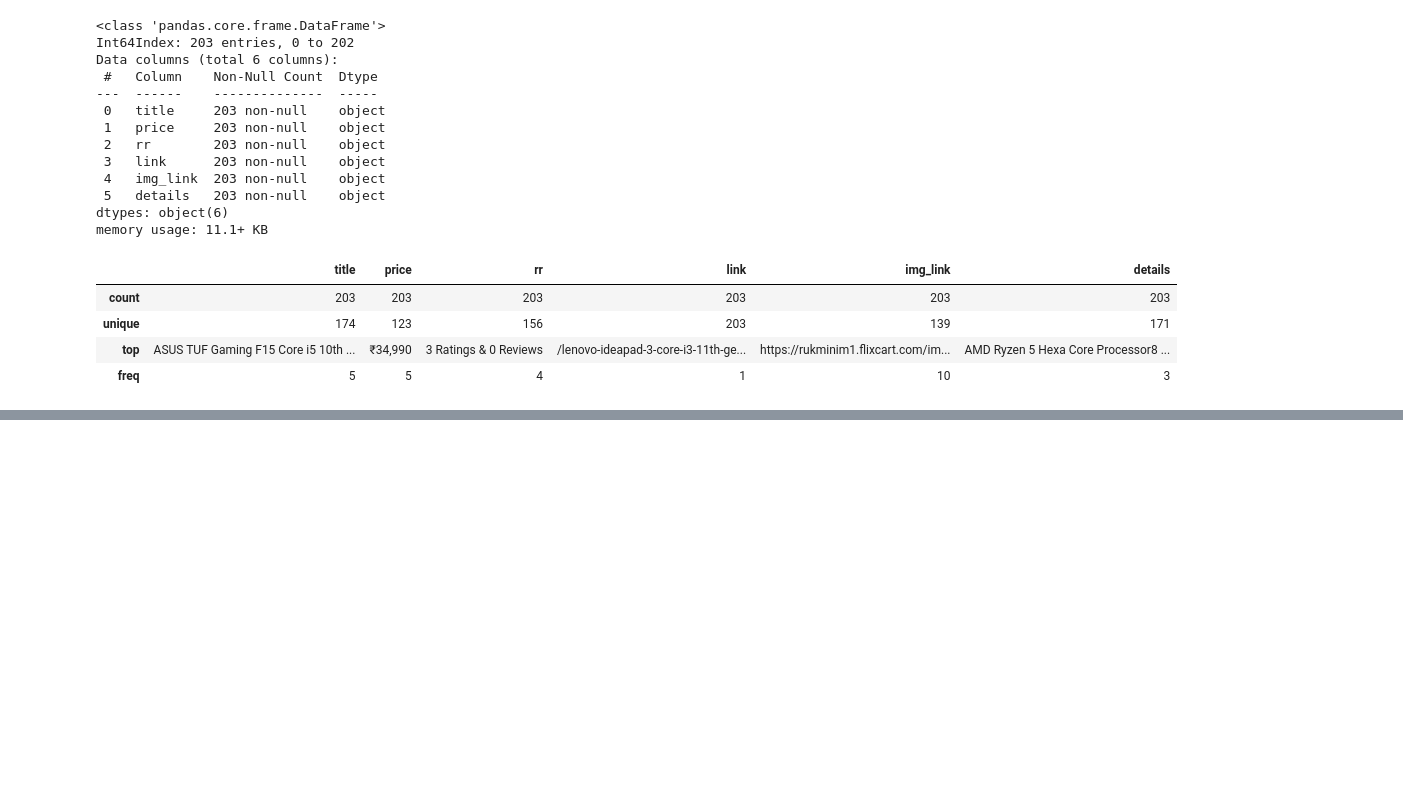
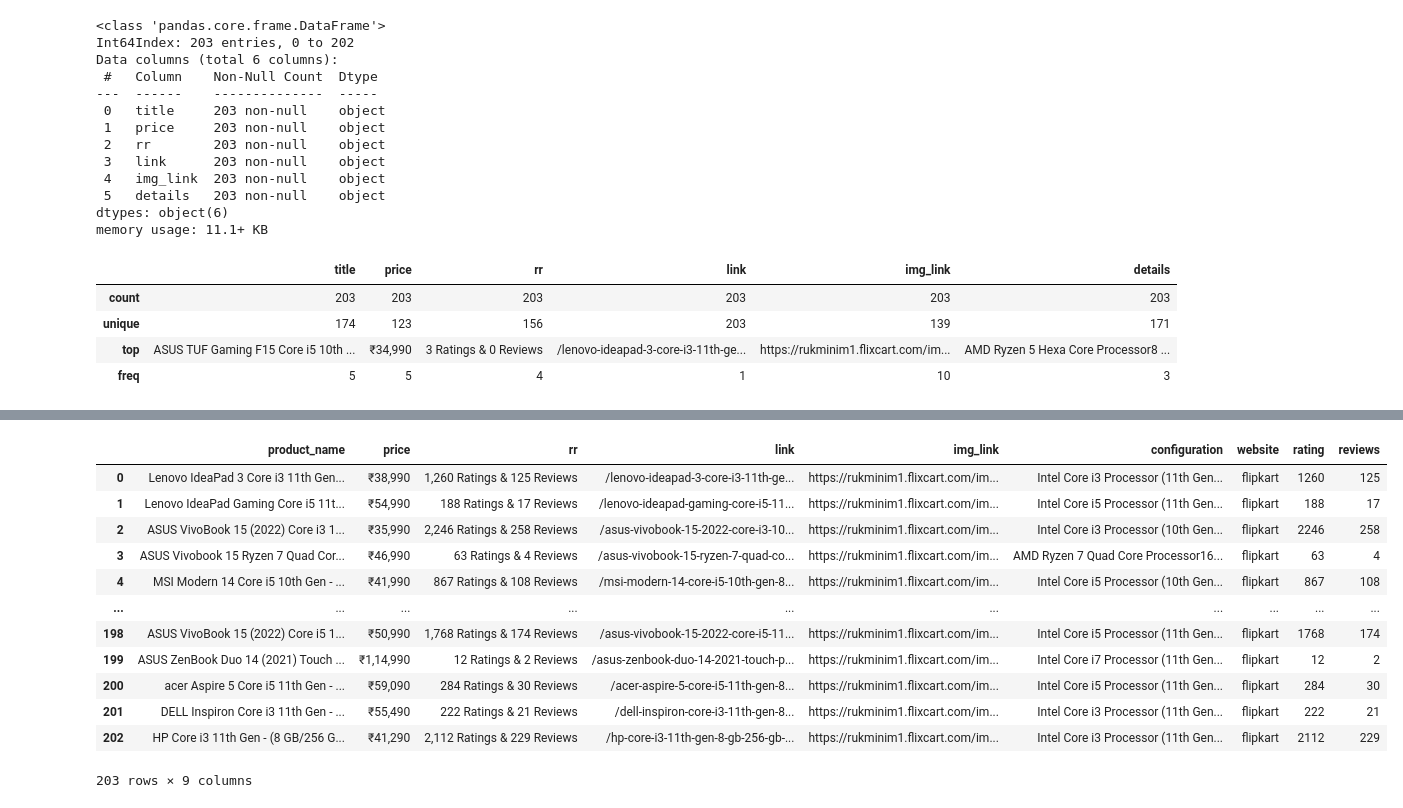
Before and after one commit to APARNA2510/python, a Jupyter notebook: data_science/data_analysis2.ipynb, the cells around one changed output, grey strips where cells are left out. Saved outputs shown, nothing was run; the diff lists cells and outputs as text; code cells hidden in the pictures; blank space fills up the shorter version.

```diff
--- a/data_science/data_analysis2.ipynb
+++ b/data_science/data_analysis2.ipynb
@@ -132,0 +135,3 @@ df.describe()
+# %%
+# renaming columns
+df.rename({'details':'configuration','title':'product_name'},axis = 1, inplace=True)
@@ -132,0 +154,3 @@ df.describe()
+# %%
+# adding column
+df['website'] = 'flipkart'
@@ -132,0 +173,36 @@ df.describe()
+# %%
+# functions to extract rating and reviews
+import numpy as np
+def extract_rating(value):
+    if value:
+        value_0 = value.split(' ')[0]
+        value_0 = value_0.replace(',','')
+        return int(value_0)
+    else:
+        return np.nan
+
+def extract_reviews(value):
+    try:
+        return int(value.split()[-2].replace(',',''))
+    except:
+        return 0
+
+# adding columns with function
+df['rating'] = df['rr'].apply(extract_rating)
+df['reviews'] = df['rr'].apply(extract_reviews)
+# %%
+df
+# %% [output]
+|  | product_name | price | rr | link | img_link | configuration | website | rating | reviews |
+| 0 | Lenovo IdeaPad 3 Core i3 11th Gen... | ₹38,990 | 1,260 Ratings & 125 Reviews | /lenovo-ideapad-3-core-i3-11th-ge... | https://rukminim1.flixcart.com/im... | Intel Core i3 Processor (11th Gen... | flipkart | 1260 | 125 |
+| 1 | Lenovo IdeaPad Gaming Core i5 11t... | ₹54,990 | 188 Ratings & 17 Reviews | /lenovo-ideapad-gaming-core-i5-11... | https://rukminim1.flixcart.com/im... | Intel Core i5 Processor (11th Gen... | flipkart | 188 | 17 |
+| 2 | ASUS VivoBook 15 (2022) Core i3 1... | ₹35,990 | 2,246 Ratings & 258 Reviews | /asus-vivobook-15-2022-core-i3-10... | https://rukminim1.flixcart.com/im... | Intel Core i3 Processor (10th Gen... | flipkart | 2246 | 258 |
+| 3 | ASUS Vivobook 15 Ryzen 7 Quad Cor... | ₹46,990 | 63 Ratings & 4 Reviews | /asus-vivobook-15-ryzen-7-quad-co... | https://rukminim1.flixcart.com/im... | AMD Ryzen 7 Quad Core Processor16... | flipkart | 63 | 4 |
+| 4 | MSI Modern 14 Core i5 10th Gen - ... | ₹41,990 | 867 Ratings & 108 Reviews | /msi-modern-14-core-i5-10th-gen-8... | https://rukminim1.flixcart.com/im... | Intel Core i5 Processor (10th Gen... | flipkart | 867 | 108 |
+| ... | ... | ... | ... | ... | ... | ... | ... | ... | ... |
+| 198 | ASUS VivoBook 15 (2022) Core i5 1... | ₹50,990 | 1,768 Ratings & 174 Reviews | /asus-vivobook-15-2022-core-i5-11... | https://rukminim1.flixcart.com/im... | Intel Core i5 Processor (11th Gen... | flipkart | 1768 | 174 |
+| 199 | ASUS ZenBook Duo 14 (2021) Touch ... | ₹1,14,990 | 12 Ratings & 2 Reviews | /asus-zenbook-duo-14-2021-touch-p... | https://rukminim1.flixcart.com/im... | Intel Core i7 Processor (11th Gen... | flipkart | 12 | 2 |
+| 200 | acer Aspire 5 Core i5 11th Gen - ... | ₹59,090 | 284 Ratings & 30 Reviews | /acer-aspire-5-core-i5-11th-gen-8... | https://rukminim1.flixcart.com/im... | Intel Core i5 Processor (11th Gen... | flipkart | 284 | 30 |
+| 201 | DELL Inspiron Core i3 11th Gen - ... | ₹55,490 | 222 Ratings & 21 Reviews | /dell-inspiron-core-i3-11th-gen-8... | https://rukminim1.flixcart.com/im... | Intel Core i3 Processor (11th Gen... | flipkart | 222 | 21 |
+| 202 | HP Core i3 11th Gen - (8 GB/256 G... | ₹41,290 | 2,112 Ratings & 229 Reviews | /hp-core-i3-11th-gen-8-gb-256-gb-... | https://rukminim1.flixcart.com/im... | Intel Core i3 Processor (11th Gen... | flipkart | 2112 | 229 |
+203 rows × 9 columns
```
Also changed, not shown: parts of 25 cells of this notebook, 2 other files.
